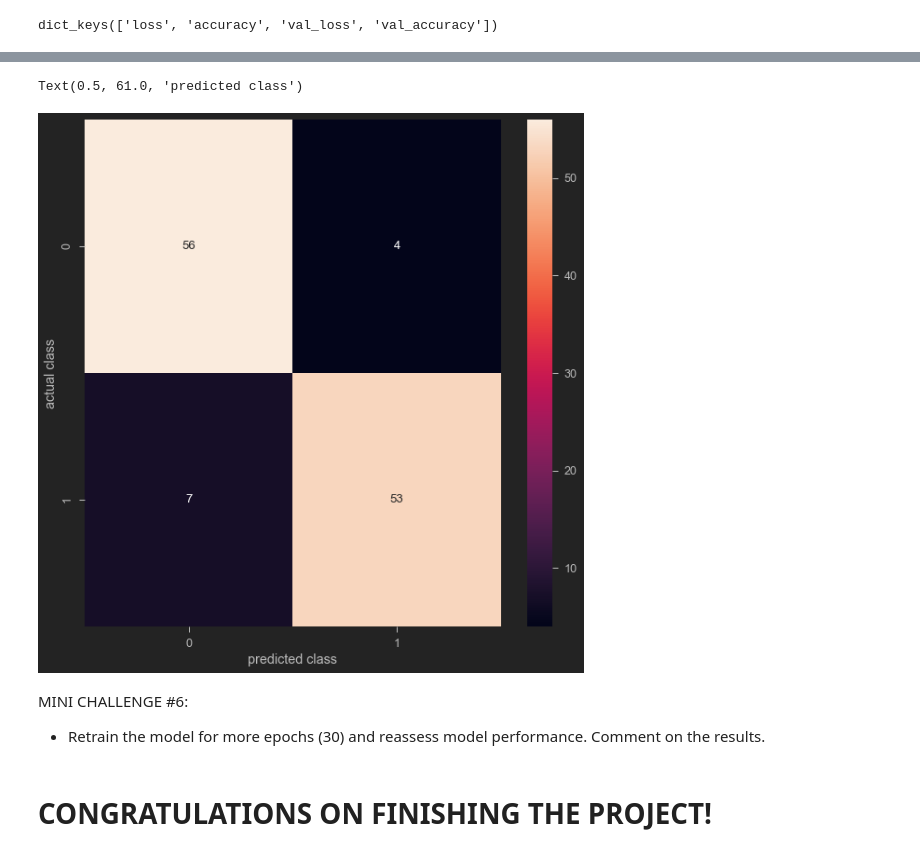
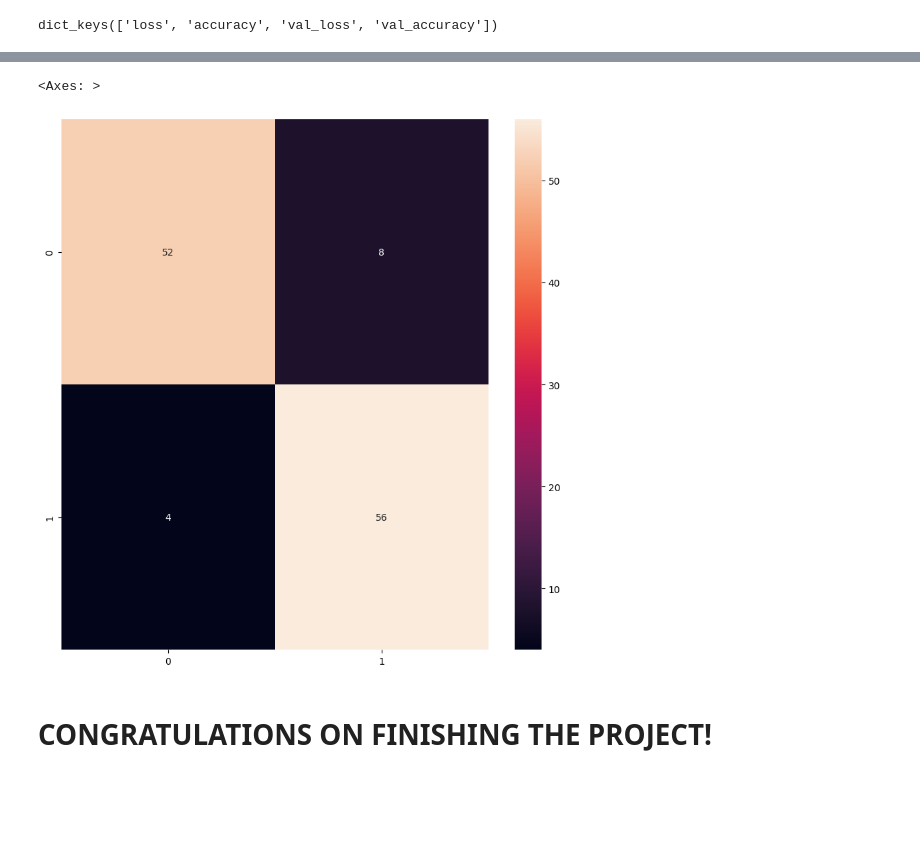
Before and after one commit to Usama-Amjad/Fake-Instagram-Profile-Detector, a Jupyter notebook: Fake Instagram Detection Using ANNs Skeleton.ipynb, the cells around one changed output, grey strips where cells are left out. Drawn from its saved outputs; the diff is of its cells as text; code cells hidden in the pictures; blank space fills up the shorter version.

```diff
--- a/Fake Instagram Detection Using ANNs Skeleton.ipynb
+++ b/Fake Instagram Detection Using ANNs Skeleton.ipynb
@@ -313,6 +313,8 @@ model = Sequential()
 model.add(Dense(50,input_dim=11,activation='relu'))
 model.add(Dense(150,activation='relu'))
 model.add(Dense(150,activation='relu'))
+model.add(Dense(25,activation='relu'))
+model.add(Dropout(0.3))
 model.add(Dense(2,activation='softmax'))
 model.summary()
 # %% [output]
@@ -395,10 +400,9 @@ weighted avg       0.91      0.91      0.91       120
 # %%
 plt.figure(figsize=(10, 10))
+cm = confusion_matrix(test,predicted_value)
+sns.heatmap(cm,annot=True)
 # %% [output]
-Text(0.5, 61.0, 'predicted class')
+<Axes: >
-[figure, old version]
+[figure, new version]
-# %% [markdown]
-MINI CHALLENGE #6:
-- Retrain the model for more epochs (30) and reassess model performance. Comment on the results.
 # %% [markdown]
 # CONGRATULATIONS ON FINISHING THE PROJECT!
```
Also changed, not shown: parts of 6 cells of this notebook.
